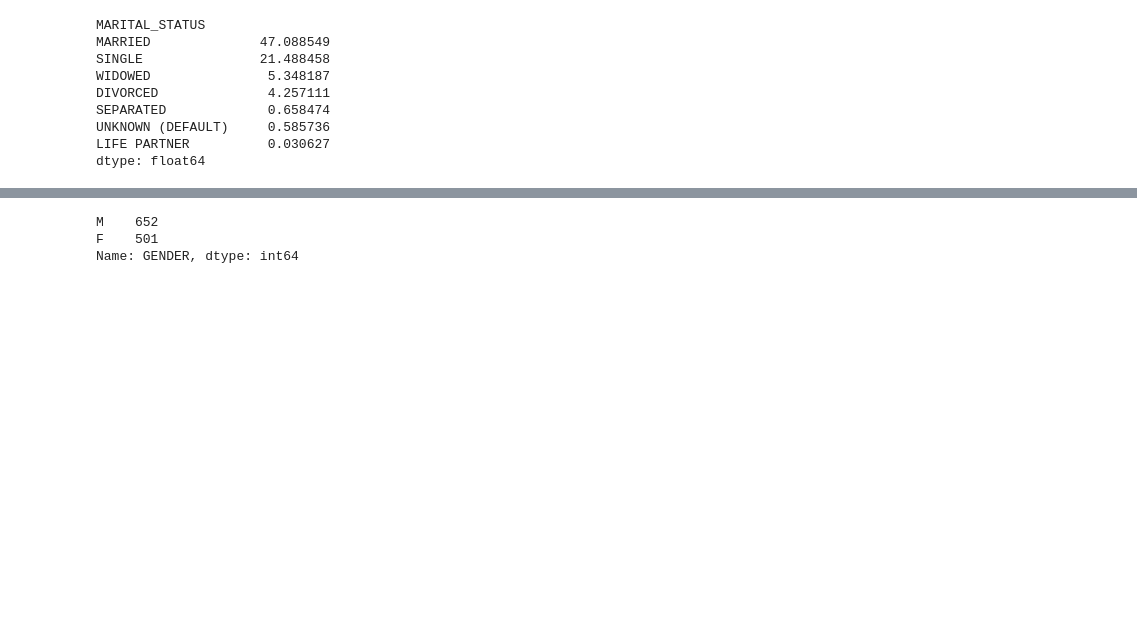
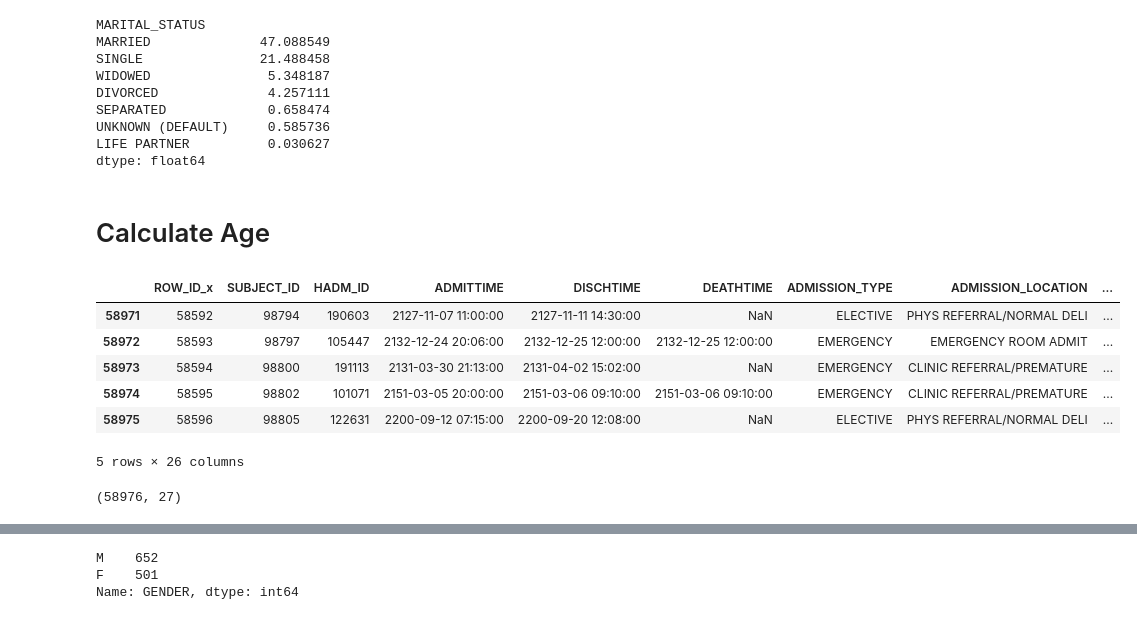
Before and after one commit to JessieZ-1204/MIMIC-III-VTE---Project, a Jupyter notebook: Breast Cancer Research.ipynb, the cells around one changed output, grey strips where cells are left out. Drawn from its saved outputs; the diff is of its cells as text; code cells hidden in the pictures; blank space fills up the shorter version.

```diff
--- a/Breast Cancer Research.ipynb
+++ b/Breast Cancer Research.ipynb
@@ -394,3 +394,20 @@ SEPARATED             0.658474
 UNKNOWN (DEFAULT)     0.585736
 LIFE PARTNER          0.030627
 dtype: float64
+# %% [markdown]
+# Calculate Age
+# %%
+adm_age = pd.merge( df_adm , df_pat, how='inner', on='SUBJECT_ID')
+adm_age.tail(5)
+# %% [output]
+|  | ROW_ID_x | SUBJECT_ID | HADM_ID | ADMITTIME | DISCHTIME | DEATHTIME | ADMISSION_TYPE | ADMISSION_LOCATION | ... |
+| 58971 | 58592 | 98794 | 190603 | 2127-11-07 11:00:00 | 2127-11-11 14:30:00 | NaN | ELECTIVE | PHYS REFERRAL/NORMAL DELI | ... |
+| 58972 | 58593 | 98797 | 105447 | 2132-12-24 20:06:00 | 2132-12-25 12:00:00 | 2132-12-25 12:00:00 | EMERGENCY | EMERGENCY ROOM ADMIT | ... |
+| 58973 | 58594 | 98800 | 191113 | 2131-03-30 21:13:00 | 2131-04-02 15:02:00 | NaN | EMERGENCY | CLINIC REFERRAL/PREMATURE | ... |
+| 58974 | 58595 | 98802 | 101071 | 2151-03-05 20:00:00 | 2151-03-06 09:10:00 | 2151-03-06 09:10:00 | EMERGENCY | CLINIC REFERRAL/PREMATURE | ... |
+| 58975 | 58596 | 98805 | 122631 | 2200-09-12 07:15:00 | 2200-09-20 12:08:00 | NaN | ELECTIVE | PHYS REFERRAL/NORMAL DELI | ... |
+5 rows × 26 columns
+# %%
+adm_age.shape
+# %% [output]
+(58976, 27)
```
Also changed, not shown: parts of 47 cells of this notebook.
